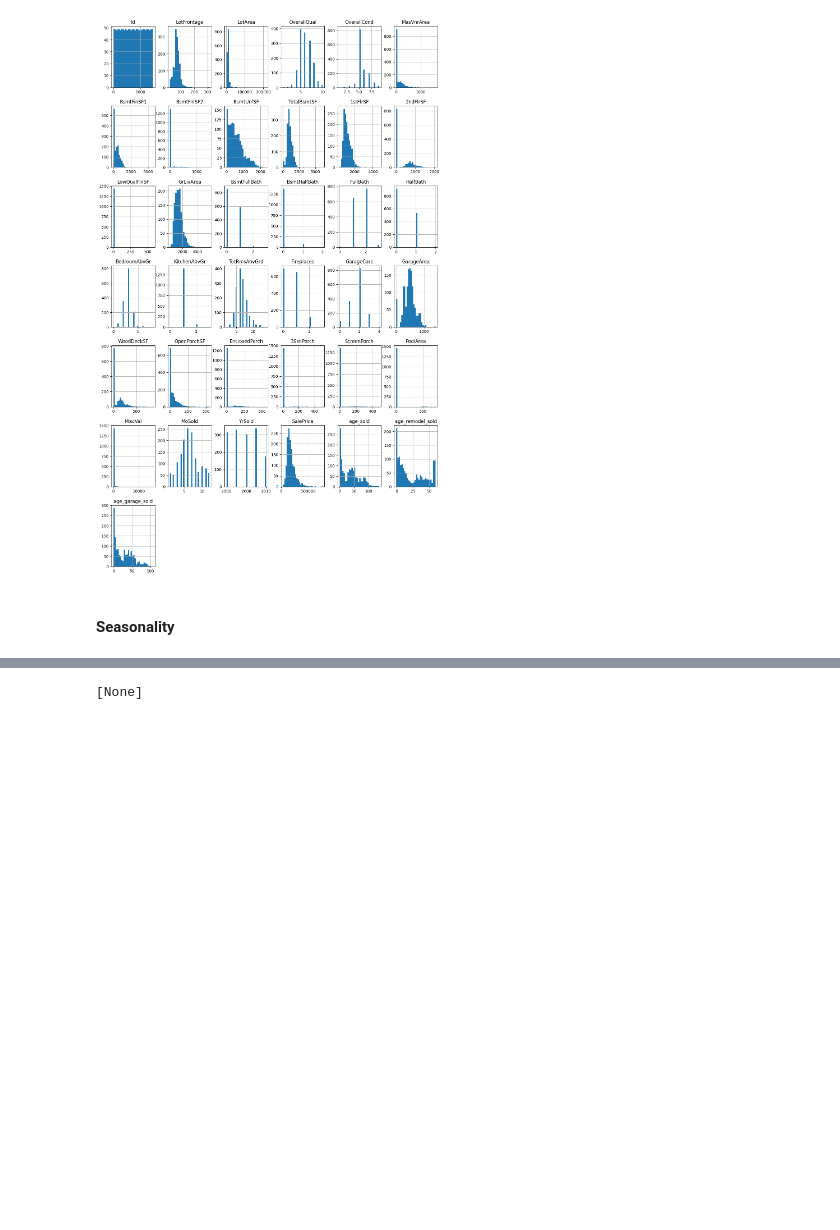
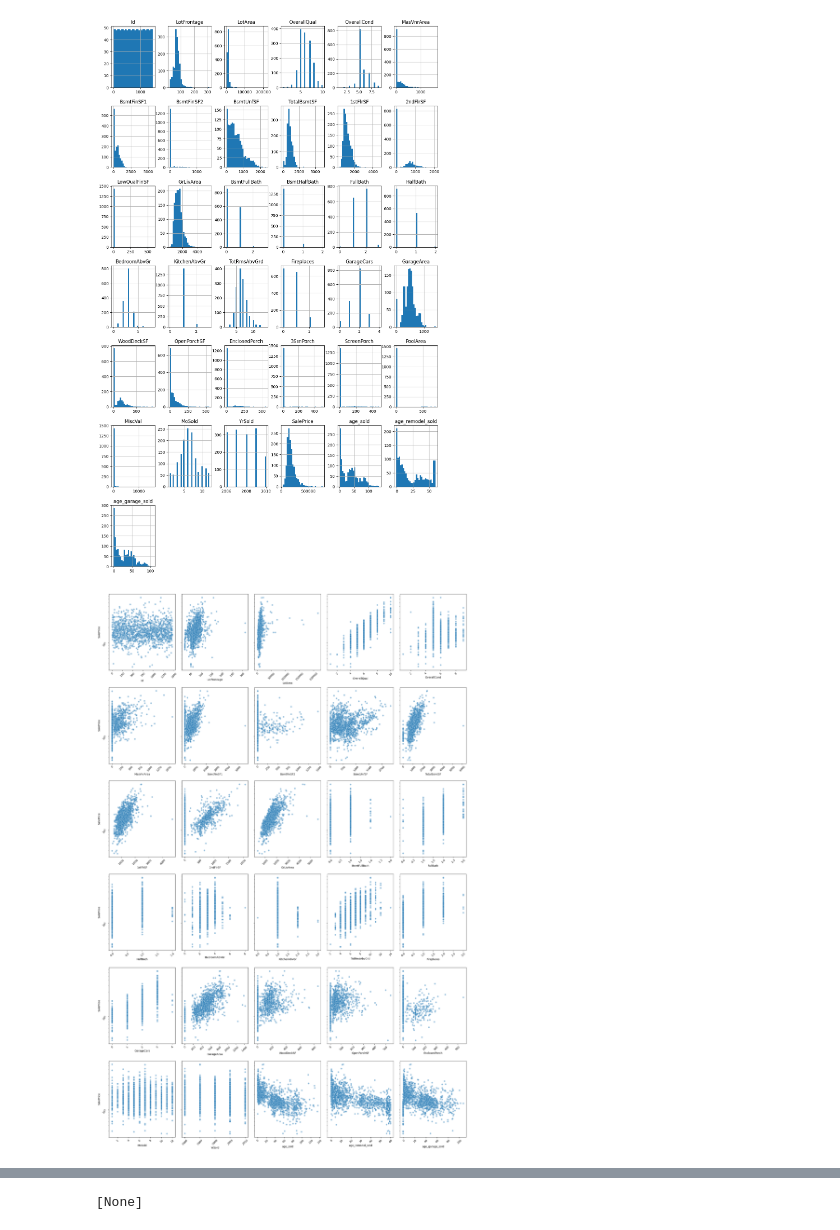
Before and after one commit to stephanie-yz/House-Prices, a Jupyter notebook: 02 Exploratory Data Analysis.ipynb, the cells around one changed output, grey strips where cells are left out. Drawn from its saved outputs; the diff is of its cells as text; code cells hidden in the pictures; blank space fills up the shorter version.

```diff
--- a/02 Exploratory Data Analysis.ipynb
+++ b/02 Exploratory Data Analysis.ipynb
@@ -82,5 +109,18 @@ None
 ### drop variables that are 0 for almost all houses
 train.drop(['LowQualFinSF', 'BsmtHalfBath', '3SsnPorch', 'ScreenPorch', 'PoolArea', 'MiscVal'],
             axis=1, inplace=True)
-# %% [markdown]
-#### Seasonality
+# %%
+### list of all numerical variables
+cols_num = train.select_dtypes(include=['float', 'int']).columns.to_list()
+cols_num.remove('SalePrice')
+
+### set up grid of subplots, then fill it with scatterplots of each numerical variable vs SalePrice
+fig, axes = plt.subplots(ncols=5, nrows=6, figsize=(20,30), sharey=True)
+for i, col in enumerate(cols_num):
+    ax = axes.ravel()[i]
+    sns.scatterplot(data=train, x=col, y='SalePrice', ax=ax, alpha=0.5)
+    plt.yscale('log')
+    ax.tick_params(labelrotation=45)
+plt.tight_layout()
+# %% [output]
+[figure, added]
```
Also changed, not shown: parts of 8 cells of this notebook.
